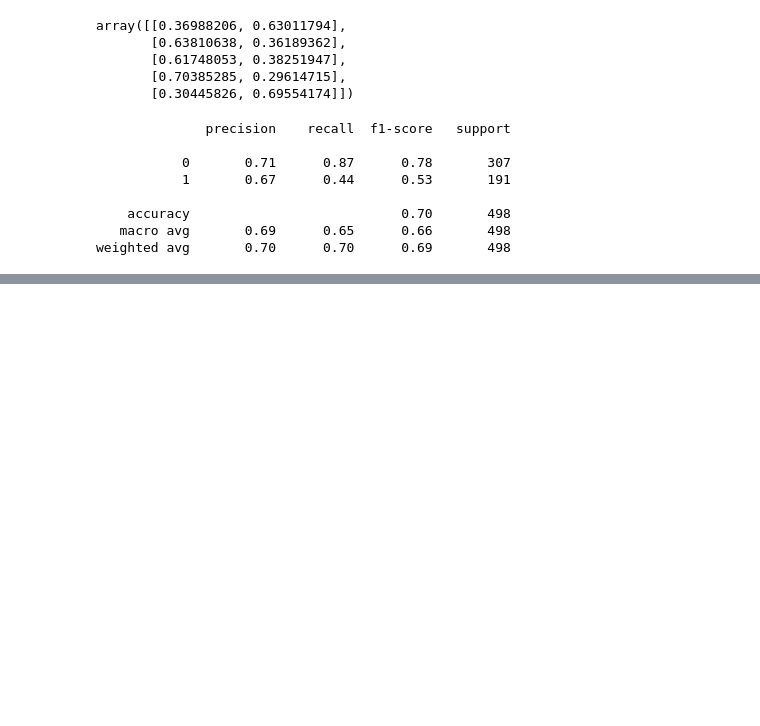
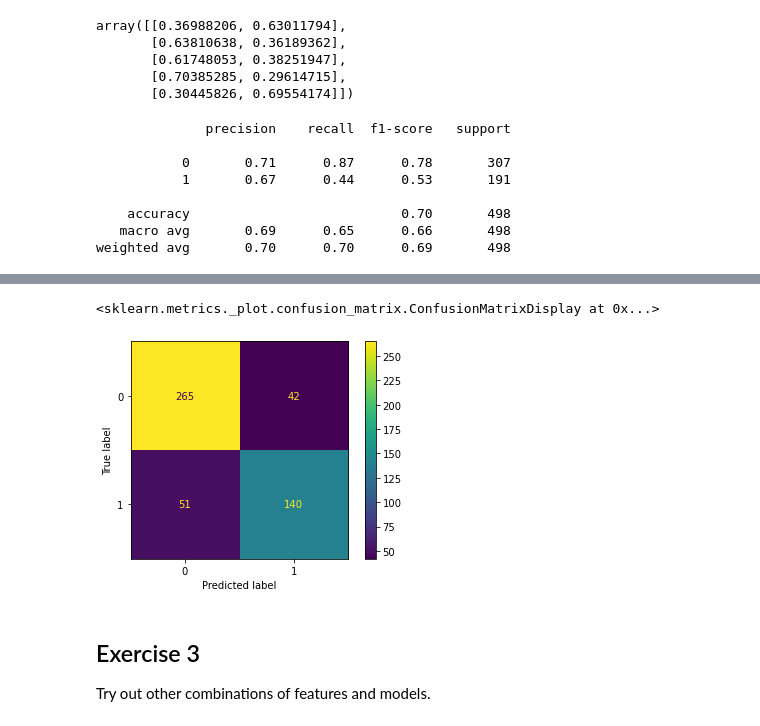
Before and after one commit to lainslie-18/classification-exercises, a Jupyter notebook: model.ipynb, the cells around one changed output, grey strips where cells are left out. Drawn from its saved outputs; the diff is of its cells as text; code cells hidden in the pictures; blank space fills up the shorter version.

Commit message:
updating with completed logistic regression exercises

```diff
--- a/model.ipynb
+++ b/model.ipynb
@@ -790,0 +942,8 @@ weighted avg       0.70      0.70      0.69       498
+# %%
+# redesignating which features I want to use for modeling
+x_cols = ['pclass', 'age', 'fare', 'sex_female']
+y_col = 'survived'
+
+X_train, y_train = train[x_cols], train[y_col]
+X_validate, y_validate = validate[x_cols], validate[y_col]
+X_test, y_test = test[x_cols], test[y_col]
@@ -790,0 +959,6 @@ weighted avg       0.70      0.70      0.69       498
+# %%
+# defining the logistic regression model
+logit = LogisticRegression(C=5, random_state=123)
+# %%
+#  fitting the model on train data
+logit.fit(X_train, y_train)
@@ -790,0 +967,4 @@ weighted avg       0.70      0.70      0.69       498
+# %%
+# using model to make predictions
+y_pred = logit.predict(X_train)
+y_pred[0:5]
@@ -790,0 +995,12 @@ weighted avg       0.70      0.70      0.69       498
+# %%
+# finding a better way to make sense of confusion matrices
+a = confusion_matrix(y_train, y_pred)
+disp = ConfusionMatrixDisplay(a, display_labels=None)
+disp.plot()
+# %% [output]
+<sklearn.metrics._plot.confusion_matrix.ConfusionMatrixDisplay at 0x...>
+[figure, added]
+# %% [markdown]
+## Exercise 3
+
+Try out other combinations of features and models.
```
Also changed, not shown: parts of 74 cells of this notebook.
